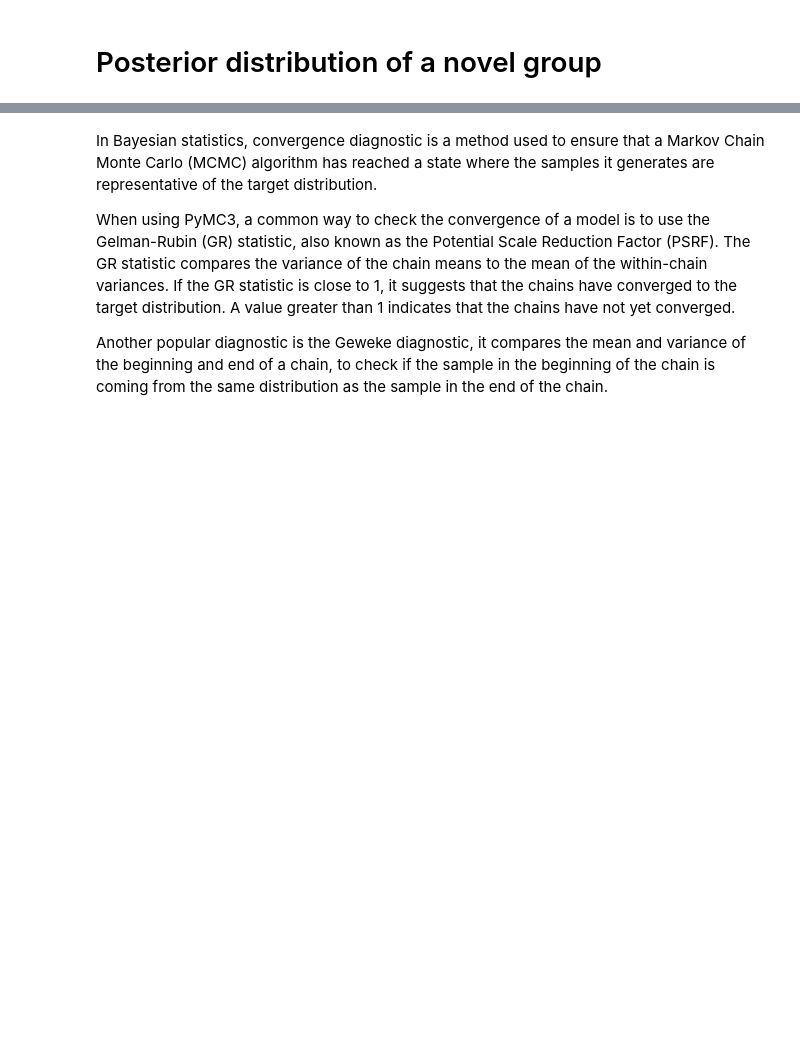
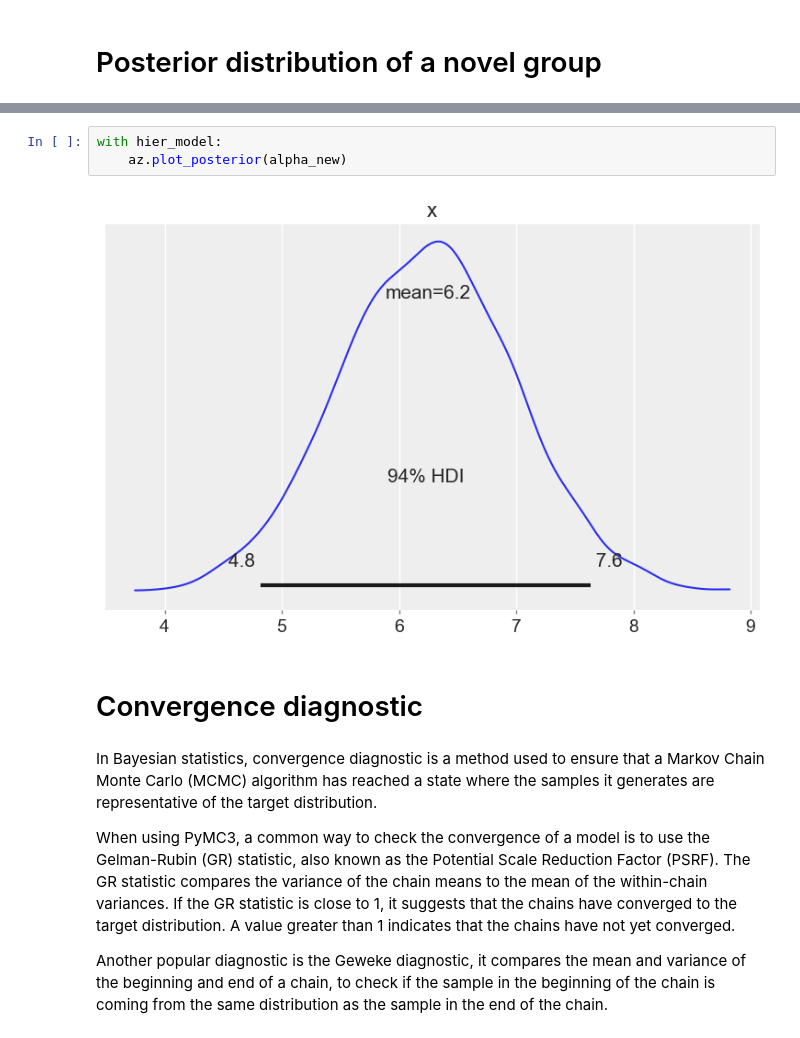
Before and after one commit to FabioLddo/netflix_popular_movies_probabilistic_programming, a Jupyter notebook: project_netflix_analysis.ipynb, the cells around one changed output, grey strips where cells are left out. Drawn from its saved outputs; the diff is of its cells as text; blank space fills up the shorter version.

```diff
--- a/project_netflix_analysis.ipynb
+++ b/project_netflix_analysis.ipynb
@@ -805,3 +794,10 @@ pd.DataFrame(y_new).describe()
+# %%
+with hier_model:
+    az.plot_posterior(alpha_new)
+# %% [output]
+[figure, added]
+# %% [markdown]
+# Convergence diagnostic
 # %% [markdown]
 In Bayesian statistics, convergence diagnostic is a method used to ensure that a Markov Chain Monte Carlo (MCMC) algorithm has reached a state where the samples it generates are representative of the target distribution.
 
```
Also changed, not shown: parts of 29 cells of this notebook.
